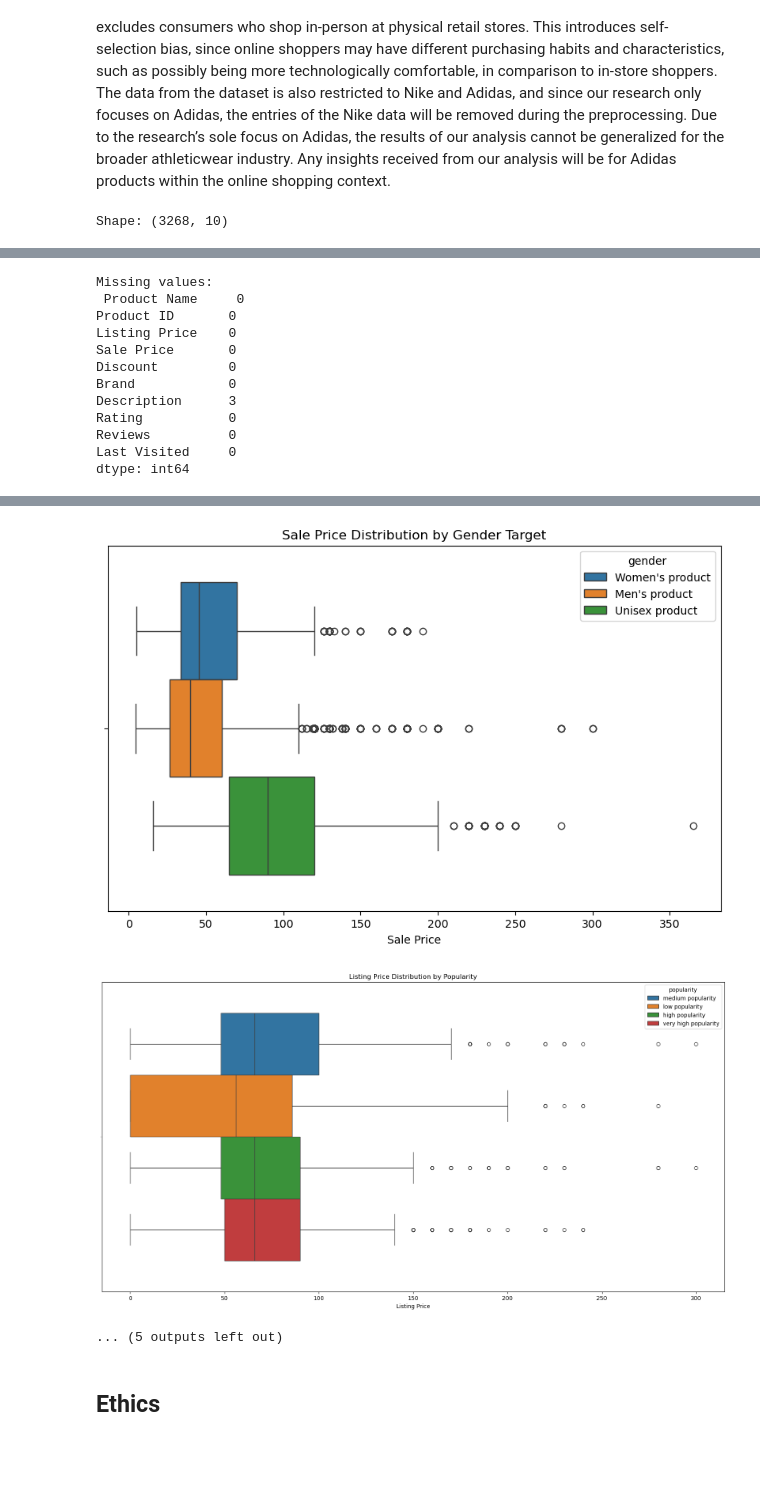
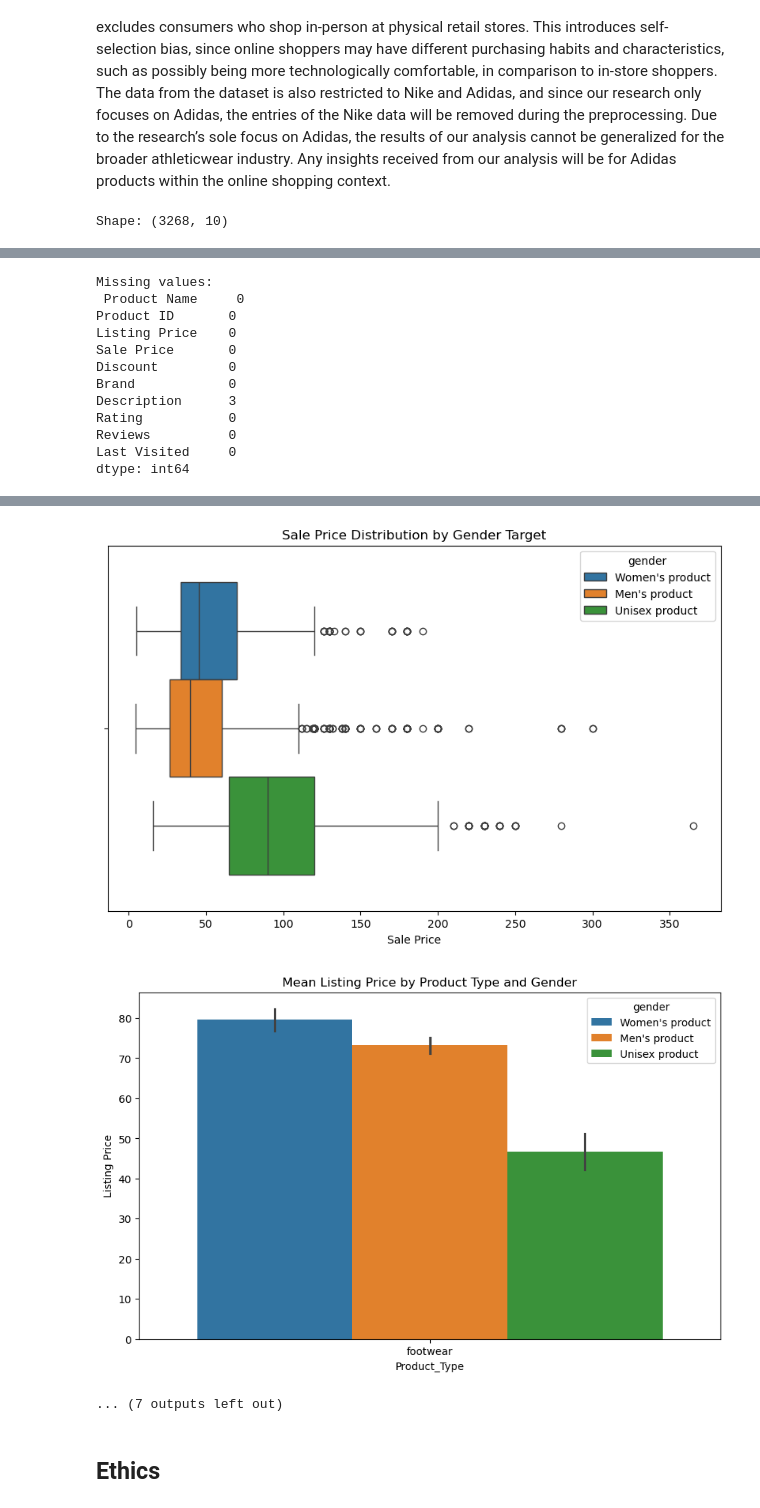
Before and after one commit to jasmine-1e/Hedonic-Analysis-of-Athleticware-Pricing, a Jupyter notebook: 01-DataCheckpoint.ipynb, the cells around one changed output, grey strips where cells are left out. Cells and saved outputs as stored; diff of their text form; code cells hidden in the pictures; blank space fills up the shorter version.

```diff
--- a/01-DataCheckpoint.ipynb
+++ b/01-DataCheckpoint.ipynb
@@ -559,18 +559,6 @@ sns.boxplot(data = df , x='Sale Price' , hue ="gender" )
 plt.title('Sale Price Distribution by Gender Target')
 plt.show()
 
-# looking at distribution in listing price by popularity (review counts)
-plt.figure(figsize=(20, 10))
-sns.boxplot(data=df, x='Listing Price', hue='popularity')
-plt.title('Listing Price Distribution by Popularity')
-plt.show()
-
-# looking at distribution in sale price by popularity (review counts)
-plt.figure(figsize=(20, 10))
-sns.boxplot(data=df, x='Sale Price', hue='popularity')
-plt.title('Sale Price Distribution by Popularity')
-plt.show()
-
 # looking at differences in listing price based on target gender and product type
 plt.figure(figsize=(10, 6))
 sns.barplot(data=df, x='Product_Type', y='Listing Price', hue='gender')
@@ -583,6 +571,29 @@ sns.barplot(data=df, x='Product_Type', y='Sale Price', hue='gender')
 plt.title('Mean Sale Price by Product Type and Gender')
 plt.show()
 
+# looking at correlation in listing price based on review count and product type
+sns.scatterplot(data=df, x='Listing Price', y='Reviews')
+plt.title('Rating vs Listing Price Correlation')
+plt.show()
+
+# looking at correlation in sales price based on review count and product type
+sns.scatterplot(data=df, x='Sale Price', y='Reviews')
+plt.title('Rating vs Sale Price Correlation')
+plt.show()
+
+# looking at distribution in listing price by popularity ((based on review counts)
+plt.figure(figsize=(20, 10))
+sns.boxplot(data=df, x='Listing Price', hue='popularity')
+plt.title('Listing Price Distribution by Popularity (based on review counts)')
+plt.show()
+
+# looking at distribution in sale price by popularity (based on review counts)
+plt.figure(figsize=(20, 10))
+sns.boxplot(data=df, x='Sale Price', hue='popularity')
+plt.title('Sale Price Distribution by Popularity (based on review counts)')
+plt.show()
+
+
 #summary statistics and information about the dataframe
 df.info()
 
@@ -604,35 +615,35 @@ Discount         0
 Brand            0
 Description      3
 Rating           0
 Reviews          0
 Last Visited     0
 dtype: int64
 [figure]
 Missing values:
  Product Name     0
 Product ID       0
 Listing Price    0
 Sale Price       0
 Discount         0
 Brand            0
 Description      0
 Rating           0
 Reviews          0
 Last Visited     0
 dtype: int64
 ... (17 lines left out)
  12  Product_Type   3265 non-null   object
  13  popularity     3265 non-null   object
 dtypes: float64(3), int64(2), object(9)
 memory usage: 382.6+ KB
 [figure]
 [figure]
 [figure]
 [figure]
 [figure]
 [figure]
-[figure, old version]
+[figure, new version]
-... (5 outputs left out)
+... (7 outputs left out)
 # %% [markdown]
 ## Ethics
 # %% [markdown]
```
Also changed, not shown: parts of 1 cell of this notebook.
